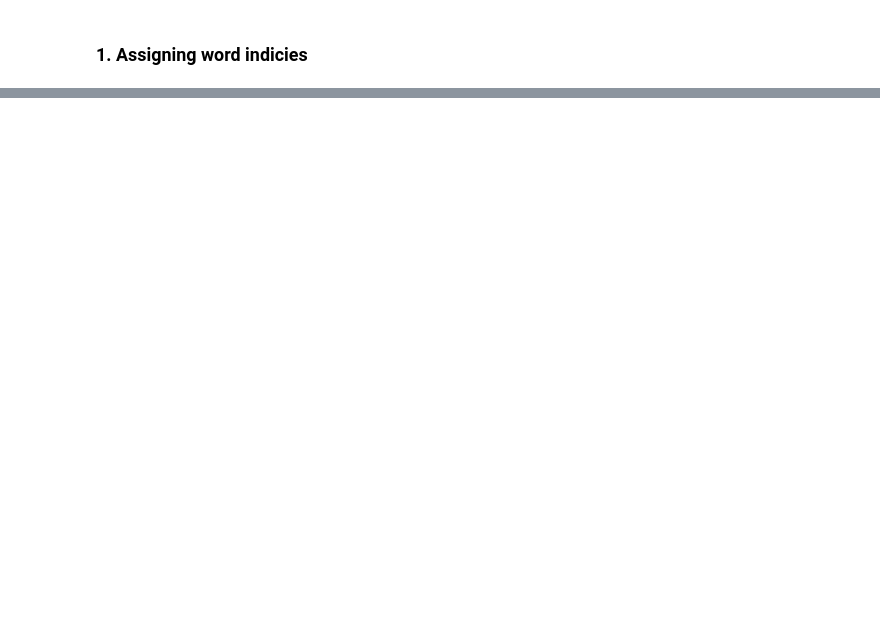
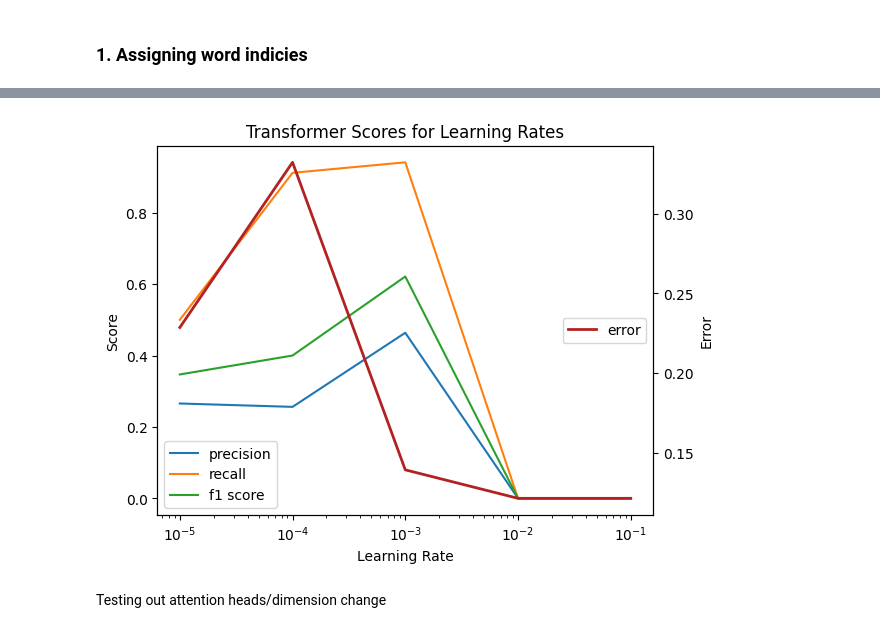
Before and after one commit to anthonyjk/sarcasm-detection-project, a Jupyter notebook: transformer_test.ipynb, the cells around one changed output, grey strips where cells are left out. Cells and saved outputs as stored; diff of their text form; code cells hidden in the pictures; blank space fills up the shorter version.

```diff
--- a/transformer_test.ipynb
+++ b/transformer_test.ipynb
@@ -154,0 +348,22 @@ Error: 0.2
+# %%
+fig, ax = plt.subplots()
+
+ax.plot([1e-5, 1e-4, 0.001, 0.01, 0.1], p_lr, label='precision')
+ax.plot([1e-5, 1e-4, 0.001, 0.01, 0.1], r_lr, label='recall')
+ax.plot([1e-5, 1e-4, 0.001, 0.01, 0.1], f1_lr, label='f1 score')
+xa = ax.twinx()
+xa.plot([1e-5, 1e-4, 0.001, 0.01, 0.1], error_lr, label='error', color='firebrick', linewidth=2)
+xa.set_ylabel("Error")
+
+ax.set_title("Transformer Scores for Learning Rates")
+ax.set_xlabel("Learning Rate")
+ax.set_ylabel("Score")
+
+ax.legend(loc='lower left')
+xa.legend(loc='center right')
+
+ax.set_xscale('log')
+# %% [output]
+[figure, added]
+# %% [markdown]
+Testing out attention heads/dimension change
```
Also changed, not shown: parts of 21 cells of this notebook.
